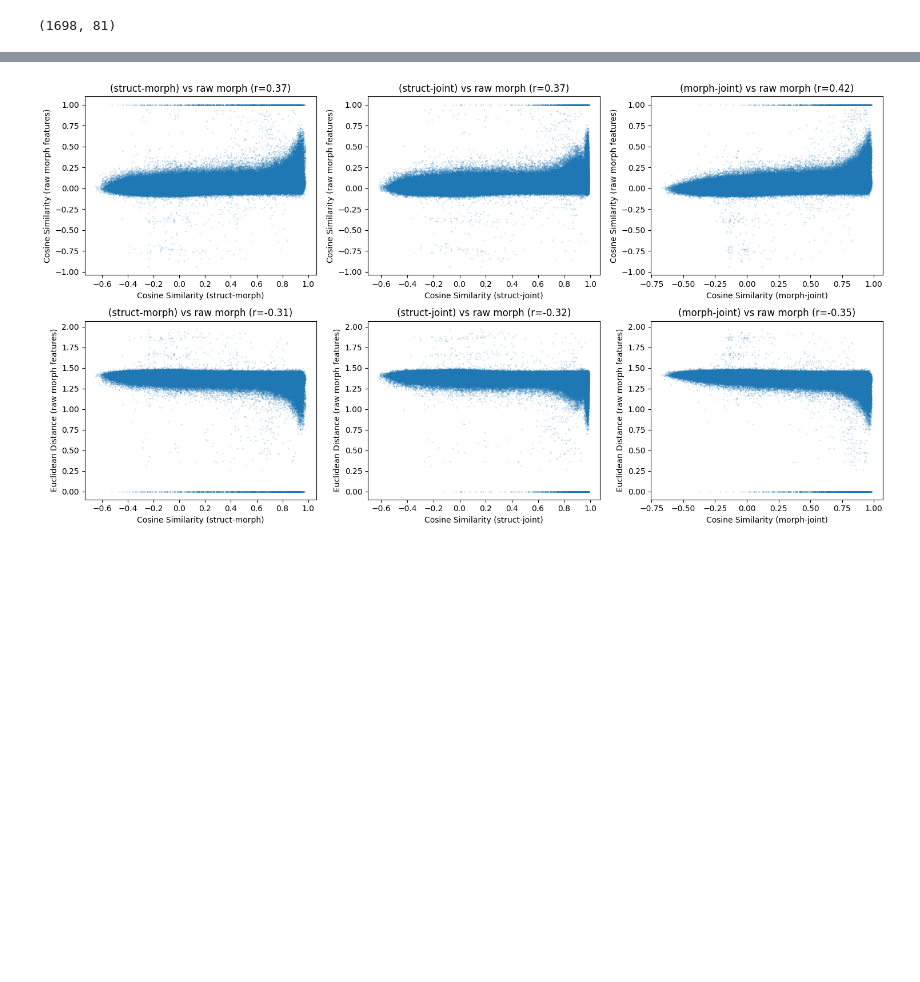
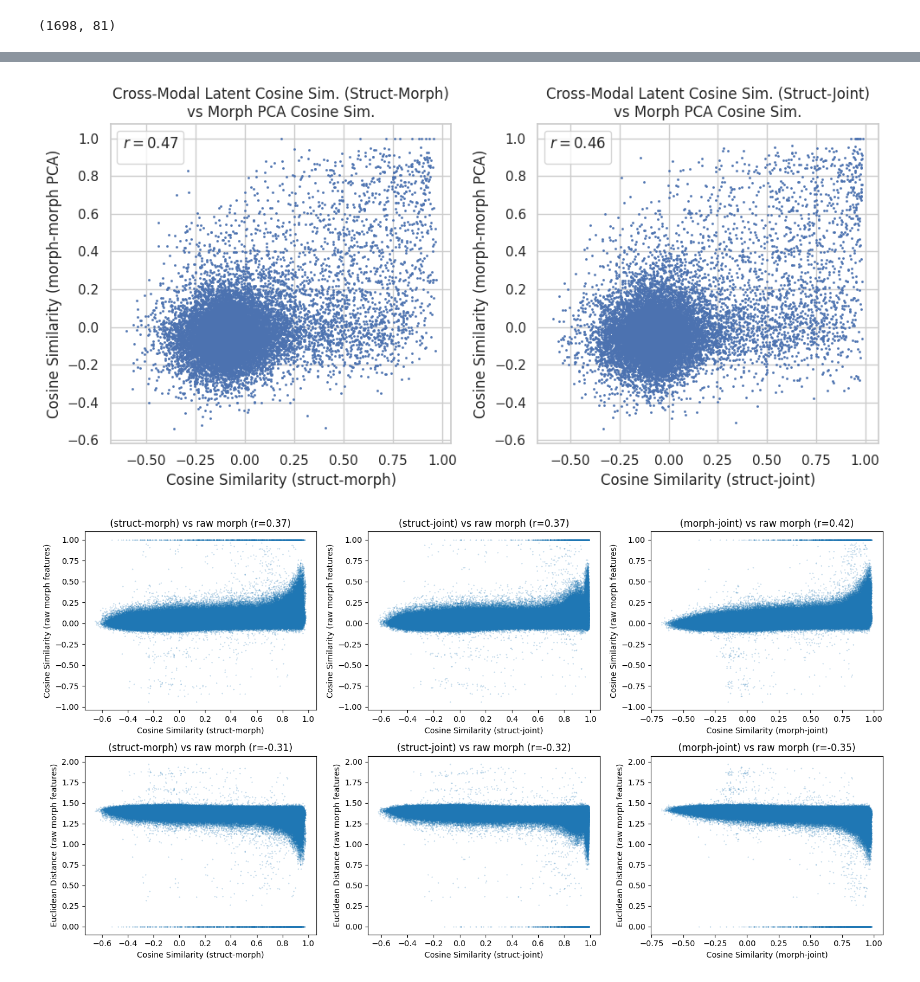
Before and after one commit to TheMatrixMaster/mmc-gene, a Jupyter notebook: multimodal_contrastive/analysis/evaluate_mmc_models.ipynb, the cells around one changed output, grey strips where cells are left out. Cells and saved outputs as stored; diff of their text form; code cells hidden in the pictures; blank space fills up the shorter version.

```diff
--- a/multimodal_contrastive/analysis/evaluate_mmc_models.ipynb
+++ b/multimodal_contrastive/analysis/evaluate_mmc_models.ipynb
@@ -340,0 +365,30 @@ plt.show()
+# %%
+morph_pca_sim_cos = get_pairwise_similarity(morph_pca, morph_pca, metric="cosine")
+morph_pca_sim_euc = get_pairwise_similarity(morph_pca, morph_pca, metric="euclidean")
+
+fig, ax = plt.subplots(1, 2, figsize=(10, 5))
+
+for idx, (mod_a, mod_b) in enumerate([('struct', 'morph'), ('struct', 'joint')]):
+    x = get_pairwise_similarity(
+        p_representations[mod_a],
+        p_representations[mod_b],
+        metric="cosine"
+    )
+    y = morph_pca_sim_cos
+    x, y = get_values_from_dist_mat(x, y, keep_diag=True)
+    corr = np.corrcoef(x, y)
+
+    # Keep only a subset of the data for visualization
+    rnd_idx = np.random.choice(len(x), 15000, replace=False)
+    x, y = x[rnd_idx], y[rnd_idx]
+
+    ax[idx].scatter(x, y, alpha=1, s=1)
+    ax[idx].set_xlabel(f"Cosine Similarity ({mod_a}-{mod_b})")
+    ax[idx].set_ylabel("Cosine Similarity (morph-morph PCA)")
+    ax[idx].set_title(f"Cross-Modal Latent Cosine Sim. ({mod_a.capitalize()}-{mod_b.capitalize()})\nvs Morph PCA Cosine Sim.")
+    ax[idx].legend(title=f"$r={corr[0, 1]:.2f}$", loc="upper left")
+
+plt.tight_layout()
+plt.savefig("struct&joint_vs_pca_morph.pdf", dpi=300, format="pdf")
+plt.show()
+# %% [output]
@@ -341,3 +397,4 @@ plt.show()
+[figure, added]
 # %%
 # plot cross-modality latent similarity versus raw morph domain distance
 mods_x = ['struct', 'morph', 'joint']
```
Also changed, not shown: parts of 11 cells of this notebook, 4 other files.
